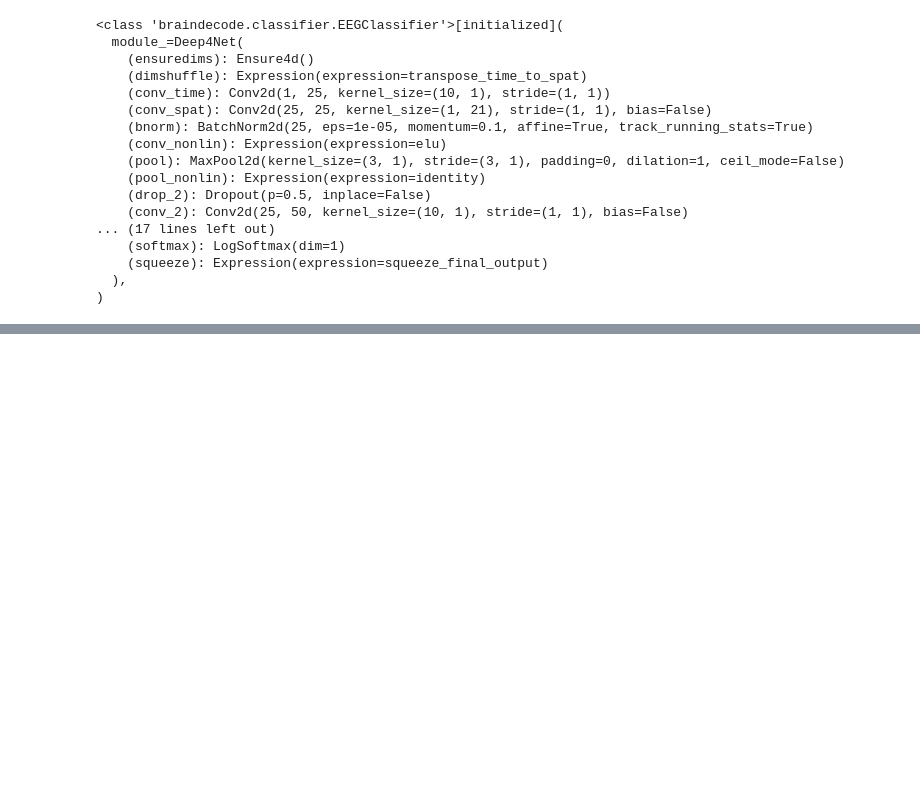
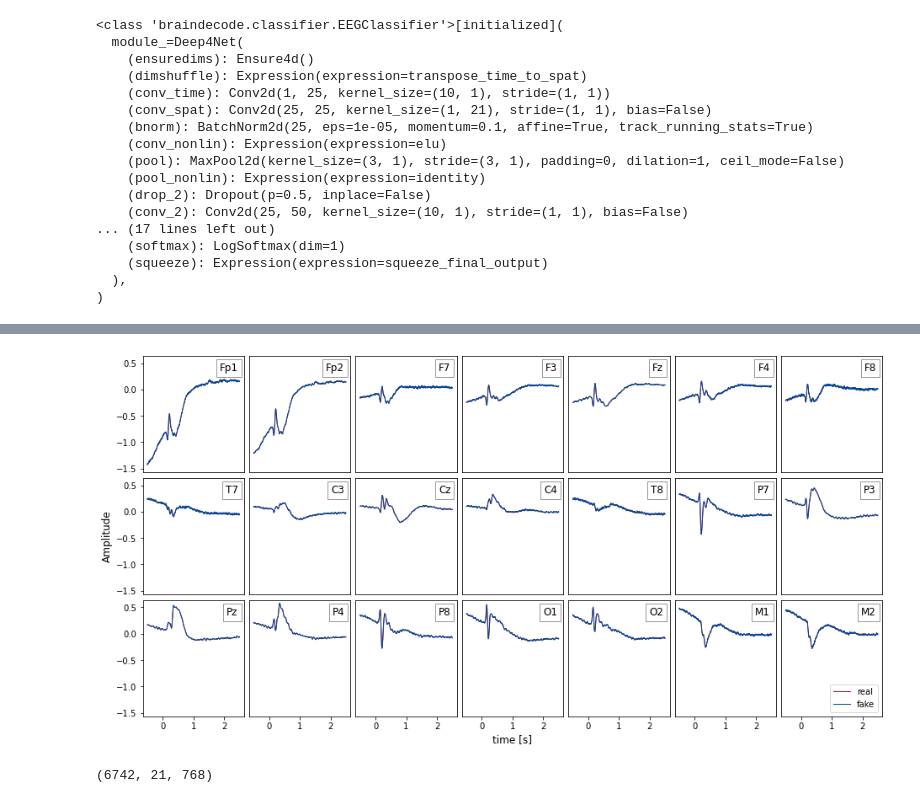
Before and after one commit to Samuel-Boehm/EEG-GAN, a Jupyter notebook: Notebook.ipynb, the cells around one changed output, grey strips where cells are left out. Cells and saved outputs as stored; diff of their text form; code cells hidden in the pictures; blank space fills up the shorter version.

```diff
--- a/Notebook.ipynb
+++ b/Notebook.ipynb
@@ -103,12 +103,3 @@ clf.fit(train_set, y=None, epochs=n_epochs)
     (squeeze): Expression(expression=squeeze_final_output)
   ),
 )
-# %%
-average = np.mean(data.data, axis=0)
-fig, axs = plt.subplots(3, 7, figsize=(15, 10))
-
-for i, ax in enumerate(axs.flatten()):
-    ax.plot(average[i])
-    ax.set_title(channels[i])
-
-plt.tight_layout()
@@ -119,0 +149,14 @@ plt.tight_layout()
+# %%
+data = torch.load('/home/samuelboehm/reworkedGAN/Data/clinical')
+
+channels = ['Fp1','Fp2','F7','F3','Fz','F4','F8',
+            'T7','C3','Cz','C4','T8','P7','P3',
+            'Pz','P4','P8','O1','O2','M1','M2']
+
+plot_time_domain(data.data, data.data, channels, False)
+# %% [output]
+[figure, added]
+# %%
+data.data.shape
+# %% [output]
+(6742, 21, 768)
```
Also changed, not shown: parts of 3 cells of this notebook, 13 other files.
